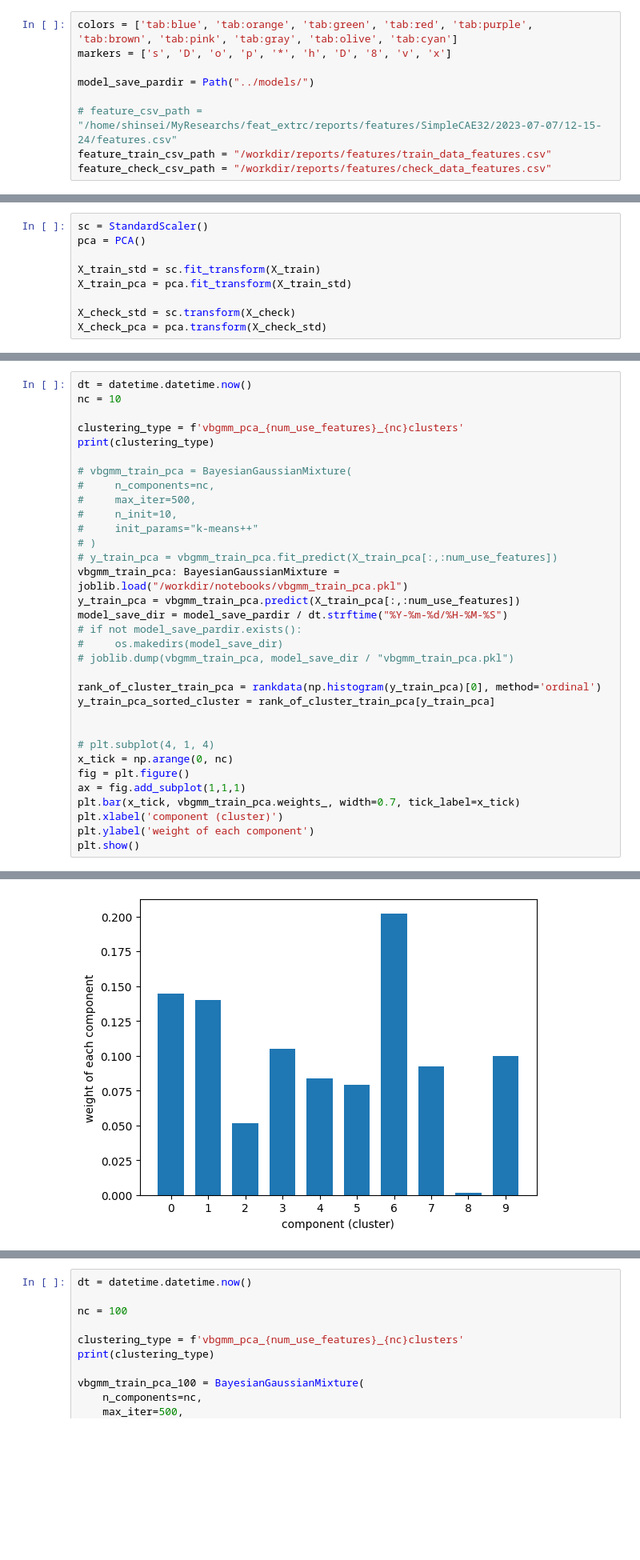
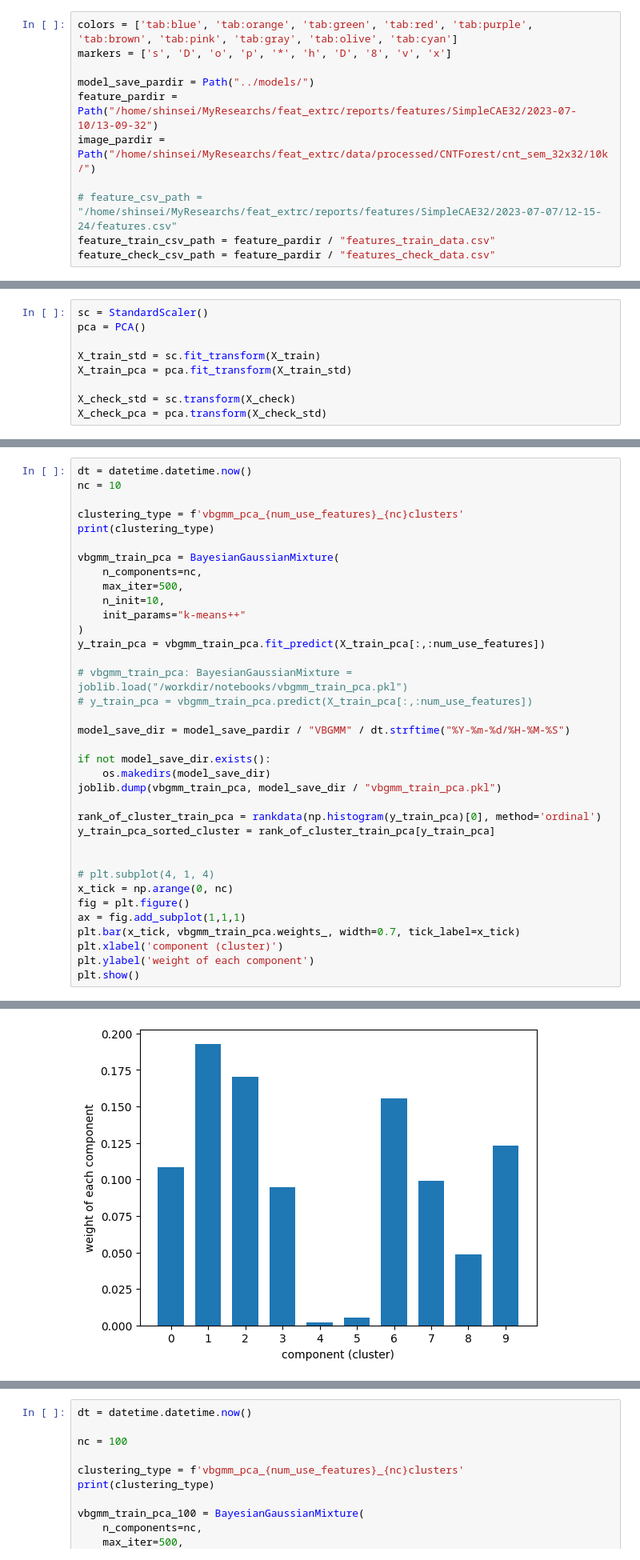
Before and after one commit to RyuichiShinseiB/Feature_extraction, a Jupyter notebook: notebooks/VBGMM_clustering.ipynb, the cells around one changed output, grey strips where cells are left out. Shown: that part at 80% size. Cells and saved outputs as stored; diff of their text form; blank space fills up the shorter version.

```diff
--- a/notebooks/VBGMM_clustering.ipynb
+++ b/notebooks/VBGMM_clustering.ipynb
@@ -105,10 +120,12 @@ colors = ['tab:blue', 'tab:orange', 'tab:green', 'tab:red', 'tab:purple', 'tab:b
 markers = ['s', 'D', 'o', 'p', '*', 'h', 'D', '8', 'v', 'x']
 
 model_save_pardir = Path("../models/")
+feature_pardir = Path("/home/shinsei/MyResearchs/feat_extrc/reports/features/SimpleCAE32/2023-07-10/13-09-32")
+image_pardir = Path("/home/shinsei/MyResearchs/feat_extrc/data/processed/CNTForest/cnt_sem_32x32/10k/")
 
 # feature_csv_path = "/home/shinsei/MyResearchs/feat_extrc/reports/features/SimpleCAE32/2023-07-07/12-15-24/features.csv"
-feature_train_csv_path = "/workdir/reports/features/train_data_features.csv"
-feature_check_csv_path = "/workdir/reports/features/check_data_features.csv"
+feature_train_csv_path = feature_pardir / "features_train_data.csv"
+feature_check_csv_path = feature_pardir / "features_check_data.csv"
 # %%
 df_train = pl.read_csv(feature_train_csv_path)
 X_train = df_train.select([
@@ -178,36 +197,39 @@ print(rank[predicted_cluster])
 # %%
 dt = datetime.datetime.now()
 nc = 10
 
 clustering_type = f'vbgmm_pca_{num_use_features}_{nc}clusters'
 print(clustering_type)
 
-# vbgmm_train_pca = BayesianGaussianMixture(
-#     n_components=nc,
-#     max_iter=500,
-#     n_init=10,
-#     init_params="k-means++"
-# )
-# y_train_pca = vbgmm_train_pca.fit_predict(X_train_pca[:,:num_use_features])
-vbgmm_train_pca: BayesianGaussianMixture = joblib.load("/workdir/notebooks/vbgmm_train_pca.pkl")
-y_train_pca = vbgmm_train_pca.predict(X_train_pca[:,:num_use_features])
-model_save_dir = model_save_pardir / dt.strftime("%Y-%m-%d/%H-%M-%S")
-# if not model_save_pardir.exists():
-#     os.makedirs(model_save_dir)
-# joblib.dump(vbgmm_train_pca, model_save_dir / "vbgmm_train_pca.pkl")
+vbgmm_train_pca = BayesianGaussianMixture(
+    n_components=nc,
+    max_iter=500,
+    n_init=10,
+    init_params="k-means++"
+)
+y_train_pca = vbgmm_train_pca.fit_predict(X_train_pca[:,:num_use_features])
+
+# vbgmm_train_pca: BayesianGaussianMixture = joblib.load("/workdir/notebooks/vbgmm_train_pca.pkl")
+# y_train_pca = vbgmm_train_pca.predict(X_train_pca[:,:num_use_features])
+
+model_save_dir = model_save_pardir / "VBGMM" / dt.strftime("%Y-%m-%d/%H-%M-%S")
+
+if not model_save_dir.exists():
+    os.makedirs(model_save_dir)
+joblib.dump(vbgmm_train_pca, model_save_dir / "vbgmm_train_pca.pkl")
 
 rank_of_cluster_train_pca = rankdata(np.histogram(y_train_pca)[0], method='ordinal')
 y_train_pca_sorted_cluster = rank_of_cluster_train_pca[y_train_pca]
 
 
 # plt.subplot(4, 1, 4)
 x_tick = np.arange(0, nc)
 fig = plt.figure()
 ax = fig.add_subplot(1,1,1)
 plt.bar(x_tick, vbgmm_train_pca.weights_, width=0.7, tick_label=x_tick)
 plt.xlabel('component (cluster)')
 plt.ylabel('weight of each component')
 plt.show()
 # %% [output]
 vbgmm_pca_30_10clusters
-[figure, old version]
+[figure, new version]
```
Also changed, not shown: parts of 26 cells of this notebook, 1 other file.
